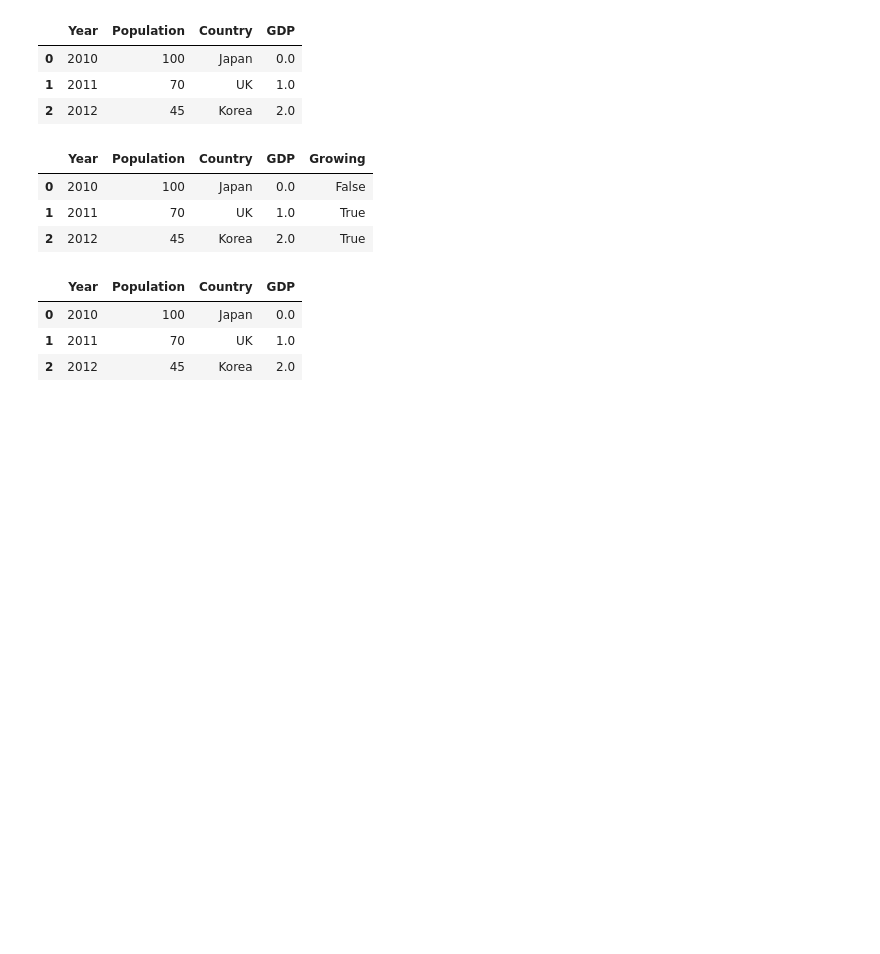
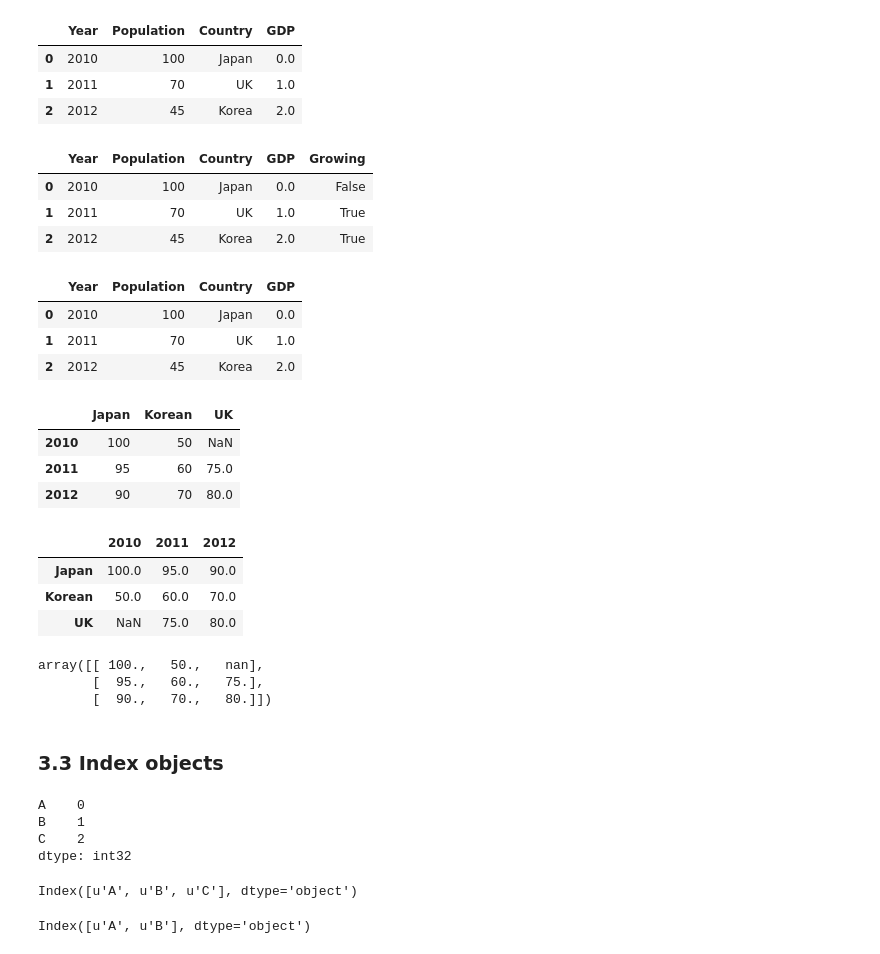
Before and after one commit to pekoto-zz/MyJupyterNotes, a Jupyter notebook: Python for Data Analysis.ipynb, the cells around one changed output. Drawn from its saved outputs; the diff is of its cells as text; code cells hidden in the pictures; blank space fills up the shorter version.

```diff
--- a/Python for Data Analysis.ipynb
+++ b/Python for Data Analysis.ipynb
@@ -1626,3 +1626,56 @@ frame
 | 0 | 2010 | 100 | Japan | 0.0 |
 | 1 | 2011 | 70 | UK | 1.0 |
 | 2 | 2012 | 45 | Korea | 2.0 |
+# %%
+# It's also common to create a dataframe from a nested dict of dicts
+populations = { "Japan": {2010: 100, 2011: 95, 2012: 90},
+                "UK": {2011: 75, 2012: 80},
+                "Korean": {2010: 50, 2011: 60, 2012: 70}}
+
+frame = pd.DataFrame(populations)
+
+# Not missing keys will return NAN
+frame
+# %% [output]
+|  | Japan | Korean | UK |
+| 2010 | 100 | 50 | NaN |
+| 2011 | 95 | 60 | 75.0 |
+| 2012 | 90 | 70 | 80.0 |
+# %%
+# You can transpose rows/columns using NumPy-like syntax
+frame.T
+# %% [output]
+|  | 2010 | 2011 | 2012 |
+| Japan | 100.0 | 95.0 | 90.0 |
+| Korean | 50.0 | 60.0 | 70.0 |
+| UK | NaN | 75.0 | 80.0 |
+# %%
+# As with series, call values to get the values
+frame.values
+# %% [output]
+array([[ 100.,   50.,   nan],
+       [  95.,   60.,   75.],
+       [  90.,   70.,   80.]])
+# %% [markdown]
+### 3.3 Index objects
+# %%
+# Index objects are immutable, though they can be sliced and queried, etc., of course.
+
+frame = pd.Series(np.arange(3), index=["A", "B", "C"])
+frame
+# %% [output]
+A    0
+B    1
+C    2
+dtype: int32
+# %%
+# Get the index object
+index_obj = frame.index
+index_obj
+# %% [output]
+Index([u'A', u'B', u'C'], dtype='object')
+# %%
+# Take a slice
+index_obj[:2]
+# %% [output]
+Index([u'A', u'B'], dtype='object')
```
Also changed, not shown: parts of 47 cells of this notebook.
